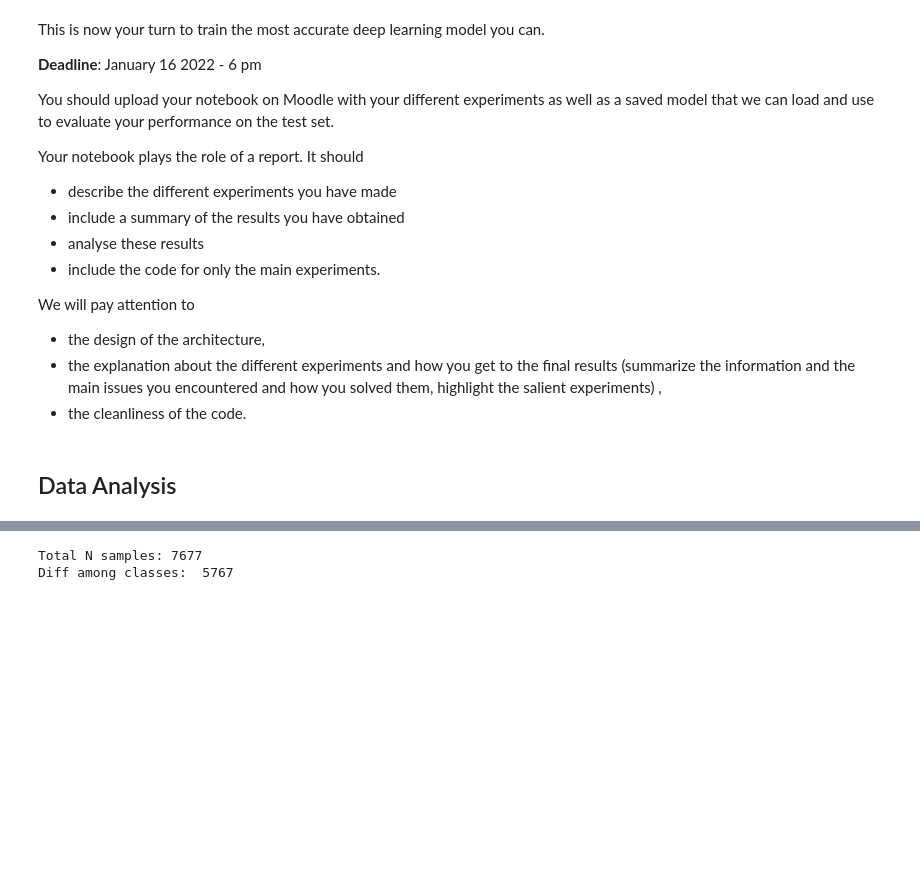
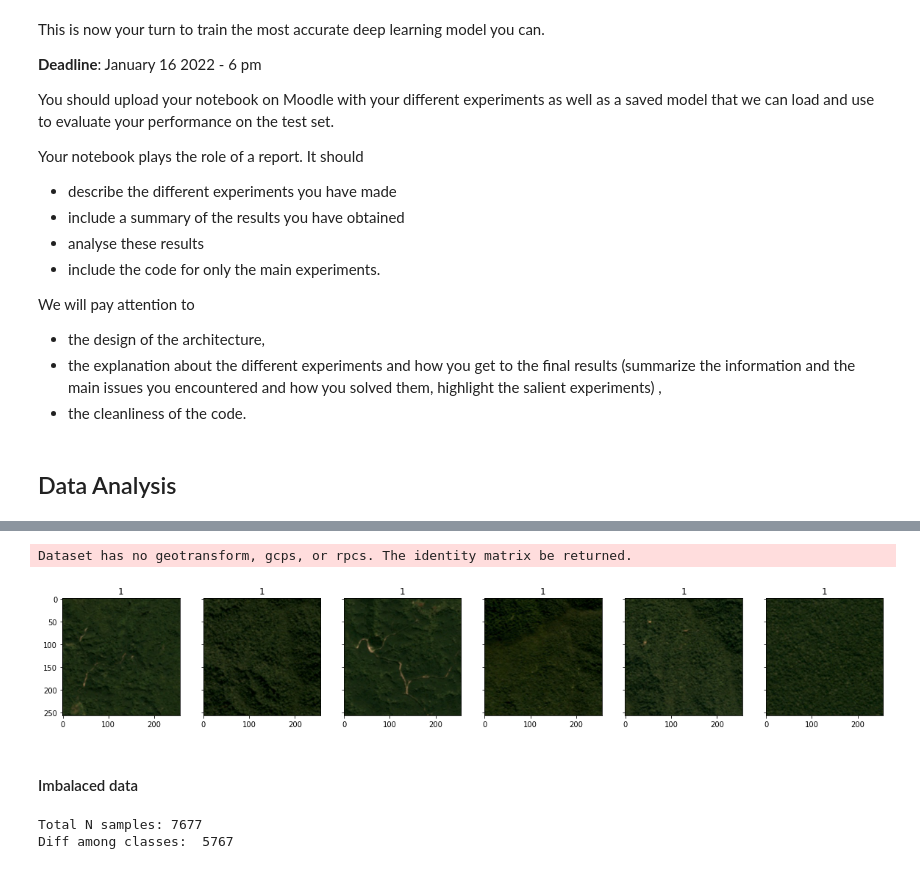
Before and after one commit to vibferreira/DL_UBS, a Jupyter notebook: assignment.ipynb, the cells around one changed output, grey strips where cells are left out. Saved outputs shown, nothing was run; the diff lists cells and outputs as text; code cells hidden in the pictures; blank space fills up the shorter version.

```diff
--- a/assignment.ipynb
+++ b/assignment.ipynb
@@ -188,0 +184,8 @@ Dataset has no geotransform, gcps, or rpcs. The identity matrix be returned.
+# %%
+noisy_df_samples = pd.DataFrame([train_df.iloc[4570],
+                train_df.iloc[1234],
+                train_df.iloc[794],
+                train_df.iloc[7461],
+                train_df.iloc[6426],
+                train_df.iloc[6397]])
+noisy_df_samples
@@ -189,3 +200,21 @@ Dataset has no geotransform, gcps, or rpcs. The identity matrix be returned.
+# %%
+# Noisy Data
+size = len(noisy_df_samples)
+fig, ax = plt.subplots(ncols=size, figsize=(20,10), sharey='row')
+for n in range(size):
+  X[n,:] = rasterio.open(os.path.join(project_path,noisy_df_samples.iloc[n]['img_id'])).read()
+  y[n] = noisy_df_samples.iloc[n]['has_oilpalm']
+
+  # Plot
+  ax[n].imshow(X[n,:].T)
+  ax[n].set_title(y[n])
+
+plt.show()
+# %% [output]
+Dataset has no geotransform, gcps, or rpcs. The identity matrix be returned.
+[figure, added]
+# %% [markdown]
+#### Imbalaced data
 # %%
 # Statistics
 class_count = train_df.groupby('has_oilpalm').count()
```
Also changed, not shown: parts of 50 cells of this notebook.
